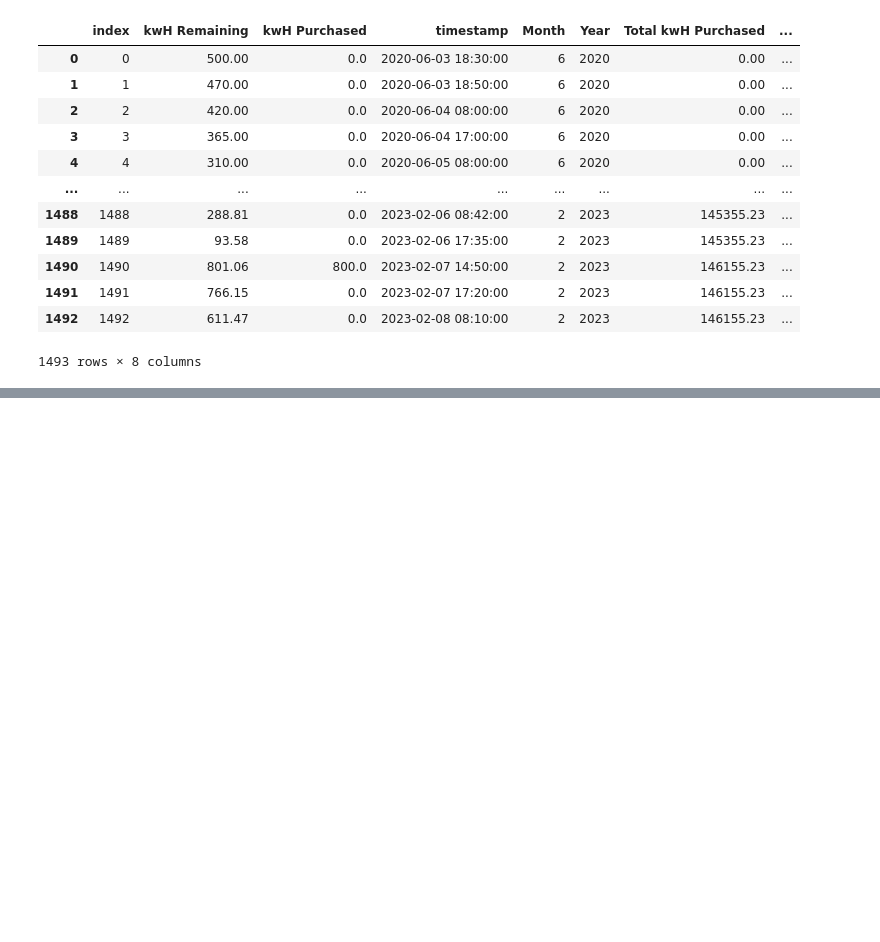
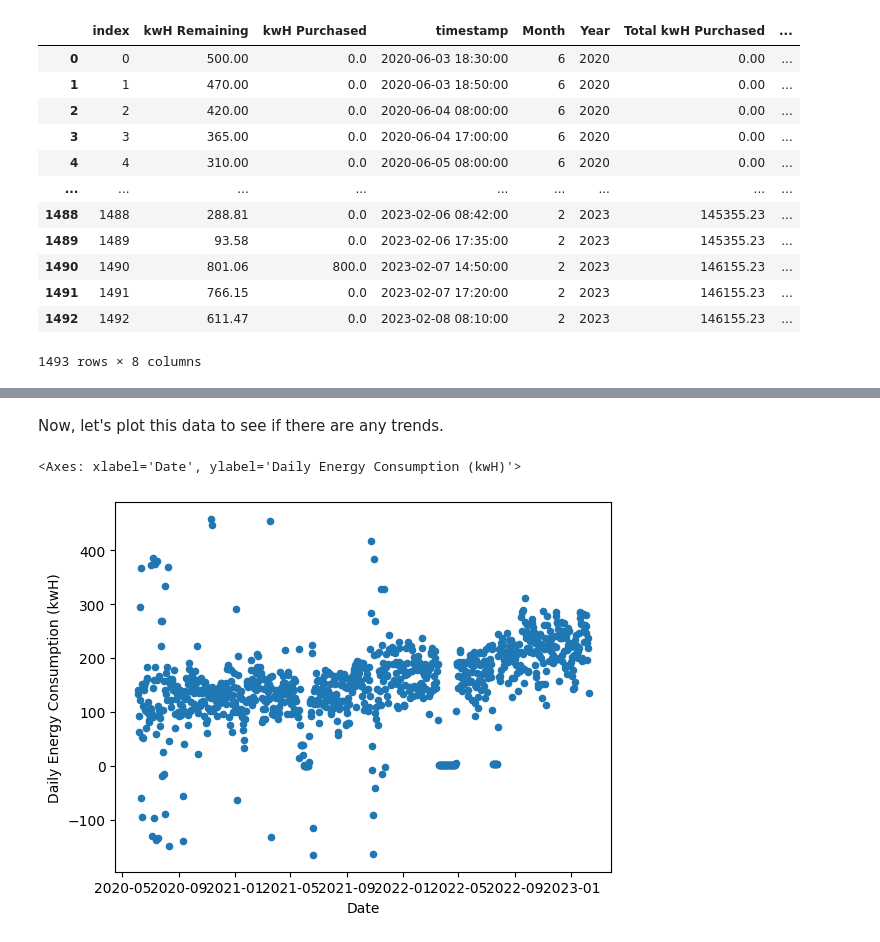
Before and after one commit to AmanDesai-coder/CBCA_Ndosho_Electricity_Analysis, a Jupyter notebook: AmanElectricityAnalysis.ipynb, the cells around one changed output, grey strips where cells are left out. Cells and saved outputs as stored; diff of their text form; code cells hidden in the pictures; blank space fills up the shorter version.

```diff
--- a/AmanElectricityAnalysis.ipynb
+++ b/AmanElectricityAnalysis.ipynb
@@ -212,0 +143,3 @@ electr_df.groupby(['Month', 'Year'])['Total kwH Consumed'].apply(lambda x: x.max
+# %%
+reg_df['Daily Energy Consumption (kwH)'] = np.gradient(reg_df['Total Energy Consumed (kwH)'])
+reg_df.head()
@@ -212,0 +153,7 @@ electr_df.groupby(['Month', 'Year'])['Total kwH Consumed'].apply(lambda x: x.max
+# %% [markdown]
+Now, let's plot this data to see if there are any trends.
+# %%
+reg_df.plot('Date', 'Daily Energy Consumption (kwH)', kind = 'scatter')
+# %% [output]
+<Axes: xlabel='Date', ylabel='Daily Energy Consumption (kwH)'>
+[figure, added]
```
Also changed, not shown: parts of 22 cells of this notebook.
